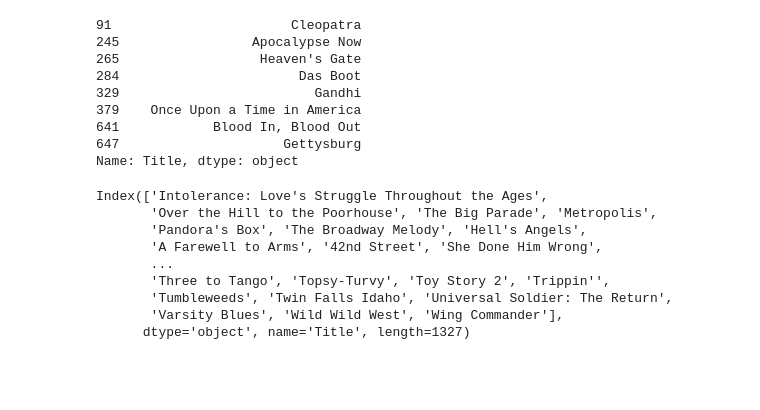
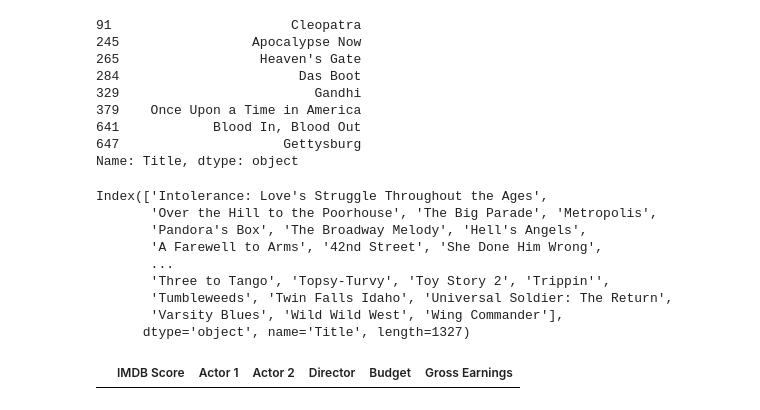
Before and after one commit to christianoliverahuerta/Public, a Jupyter notebook: notebooks/2.-Data-Wrangling/PythonDataAnalysisLibrary.ipynb, the cells around one changed output. Cells and saved outputs as stored; diff of their text form; code cells hidden in the pictures; blank space fills up the shorter version.

```diff
--- a/notebooks/2.-Data-Wrangling/PythonDataAnalysisLibrary.ipynb
+++ b/notebooks/2.-Data-Wrangling/PythonDataAnalysisLibrary.ipynb
@@ -581,10 +581,9 @@ Index(['Intolerance: Love's Struggle Throughout the Ages',
 # %%
 # Si queremos encontrar el puntaje IMDB, 'Actor 1', 'Actor 2', 'Director', 'Presupuesto', 'Ganancias brutas' de
 # Anchorman 2: La leyenda continúa
 
-# movie_df2.loc['Anchorman 2: The Legend Continues', ['IMDB Score', 'Actor 1', 'Actor 2', 'Director', 'Budget', 'Gross Earnings']]
+movie_df.loc['Anchorman 2':'La leyenda continúa', ['IMDB Score', 'Actor 1', 'Actor 2', 'Director', 'Budget', 'Gross Earnings']]
 
-# Incluso puedes usar : para obtener todas las películas posteriores. .. Ordenar de antemano también ayuda si desea que los datos estén en un orden particular
-# de antemano.
-
-# movie_df2.loc['Anchorman 2: The Legend Continues':, ['IMDB Score', 'Actor 1', 'Actor 2', 'Director', 'Budget', 'Gross Earnings']]
+# Incluso puedes usar : para obtener todas las películas posteriores. .. Ordenar de antemano también ayuda si desea que los datos estén en un orden particular.
+# %% [output]
+|  | IMDB Score | Actor 1 | Actor 2 | Director | Budget | Gross Earnings |
```
Also changed, not shown: parts of 1 cell of this notebook.
